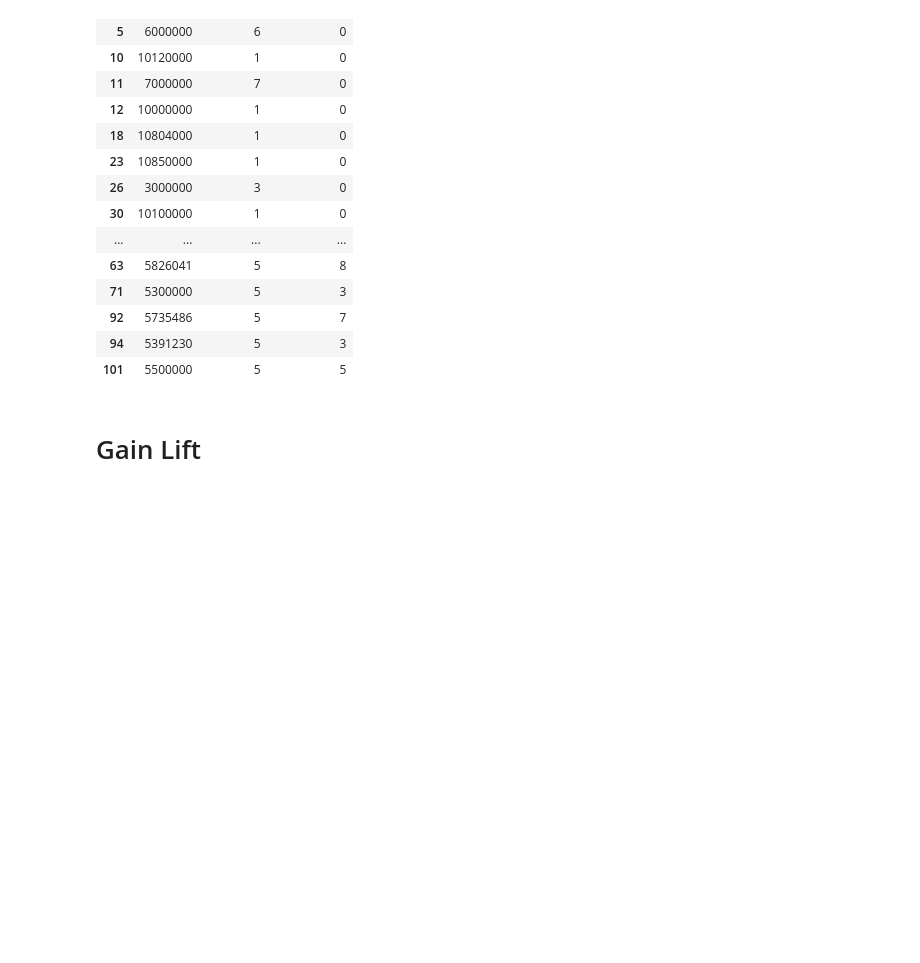
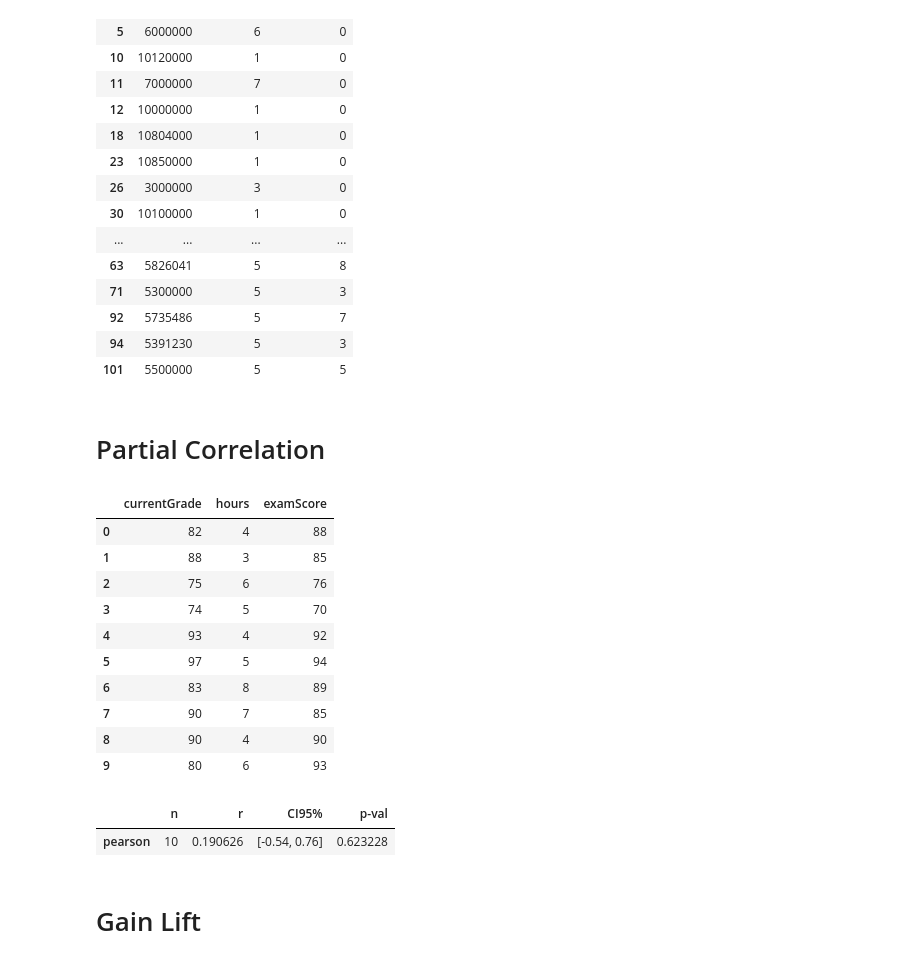
Before and after one commit to imanursar/Machine-Learning-Notes, a Jupyter notebook: Custom Function/Statistic Function.ipynb, the cells around one changed output. Saved outputs shown, nothing was run; the diff lists cells and outputs as text; code cells hidden in the pictures; blank space fills up the shorter version.

```diff
--- a/Custom Function/Statistic Function.ipynb
+++ b/Custom Function/Statistic Function.ipynb
@@ -405,6 +405,33 @@ val
 | 92 | 5735486 | 5 | 7 |
 | 94 | 5391230 | 5 | 3 |
 | 101 | 5500000 | 5 | 5 |
+# %% [markdown]
+# Partial Correlation
+# %%
+data = {'currentGrade':  [82, 88, 75, 74, 93, 97, 83, 90, 90, 80],
+        'hours': [4, 3, 6, 5, 4, 5, 8, 7, 4, 6],
+        'examScore': [88, 85, 76, 70, 92, 94, 89, 85, 90, 93],
+        }
+
+df = pd.DataFrame(data, columns = ['currentGrade','hours', 'examScore'])
+df
+# %% [output]
+|  | currentGrade | hours | examScore |
+| 0 | 82 | 4 | 88 |
+| 1 | 88 | 3 | 85 |
+| 2 | 75 | 6 | 76 |
+| 3 | 74 | 5 | 70 |
+| 4 | 93 | 4 | 92 |
+| 5 | 97 | 5 | 94 |
+| 6 | 83 | 8 | 89 |
+| 7 | 90 | 7 | 85 |
+| 8 | 90 | 4 | 90 |
+| 9 | 80 | 6 | 93 |
+# %%
+statistic.partial_corr(df,["hours","examScore"],'currentGrade')
+# %% [output]
+|  | n | r | CI95% | p-val |
+| pearson | 10 | 0.190626 | [-0.54, 0.76] | 0.623228 |
 # %% [markdown]
 # Gain Lift
 # %%
```
